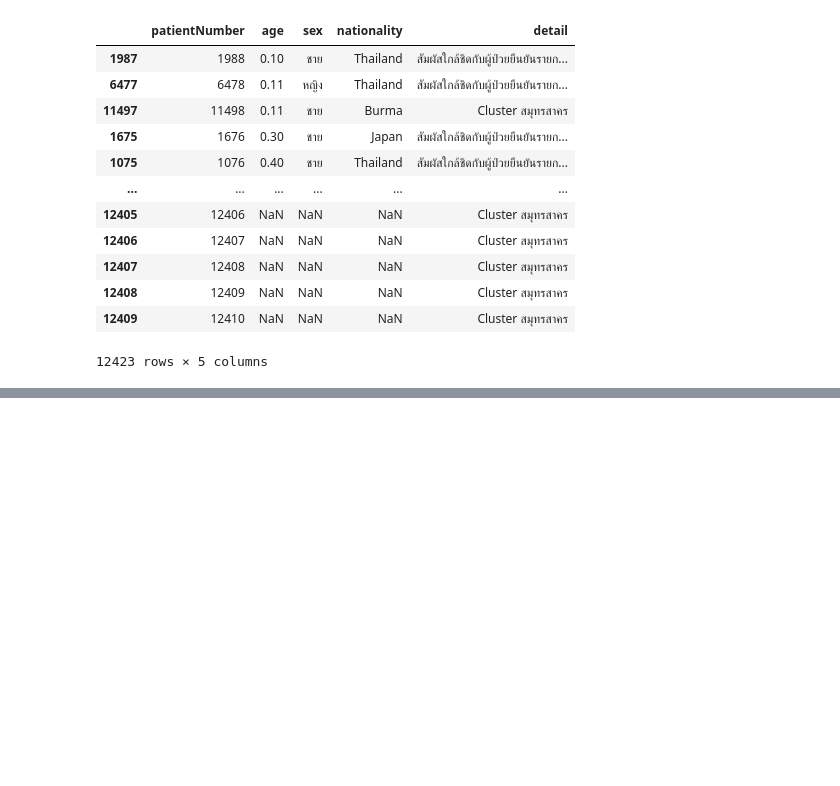
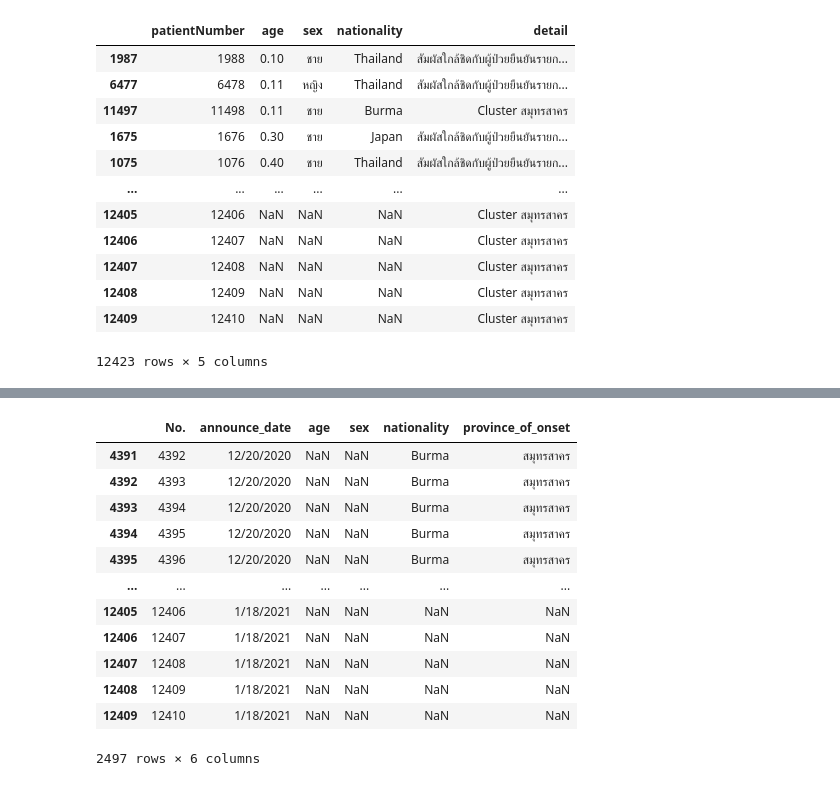
Before and after one commit to Patsee/data_viz, a Jupyter notebook: Pandas102.ipynb, the cells around one changed output, grey strips where cells are left out. Saved outputs shown, nothing was run; the diff lists cells and outputs as text; code cells hidden in the pictures; blank space fills up the shorter version.

```diff
--- a/Pandas102.ipynb
+++ b/Pandas102.ipynb
@@ -304 +304,4 @@ data_human2_renamed
 *   สรุปว่าทำไม record นั้นๆ ถึงเป็น missing
+# %%
+data_covid1 = data_covid[['No.','announce_date','age','sex','nationality','province_of_onset'	]]
+data_covid1.head()
@@ -304,0 +334,21 @@ data_human2_renamed
+# %%
+new_table = []
+for i in data_covid1.iloc[:,3:4].isnull():
+    new_table.append(i)
+sex_NaN = data_covid1[new_table]
+# %%
+sex_NaN
+# %% [output]
+|  | No. | announce_date | age | sex | nationality | province_of_onset |
+| 4391 | 4392 | 12/20/2020 | NaN | NaN | Burma | สมุทรสาคร |
+| 4392 | 4393 | 12/20/2020 | NaN | NaN | Burma | สมุทรสาคร |
+| 4393 | 4394 | 12/20/2020 | NaN | NaN | Burma | สมุทรสาคร |
+| 4394 | 4395 | 12/20/2020 | NaN | NaN | Burma | สมุทรสาคร |
+| 4395 | 4396 | 12/20/2020 | NaN | NaN | Burma | สมุทรสาคร |
+| ... | ... | ... | ... | ... | ... | ... |
+| 12405 | 12406 | 1/18/2021 | NaN | NaN | NaN | NaN |
+| 12406 | 12407 | 1/18/2021 | NaN | NaN | NaN | NaN |
+| 12407 | 12408 | 1/18/2021 | NaN | NaN | NaN | NaN |
+| 12408 | 12409 | 1/18/2021 | NaN | NaN | NaN | NaN |
+| 12409 | 12410 | 1/18/2021 | NaN | NaN | NaN | NaN |
+2497 rows × 6 columns
```
Also changed, not shown: parts of 4 cells of this notebook.
